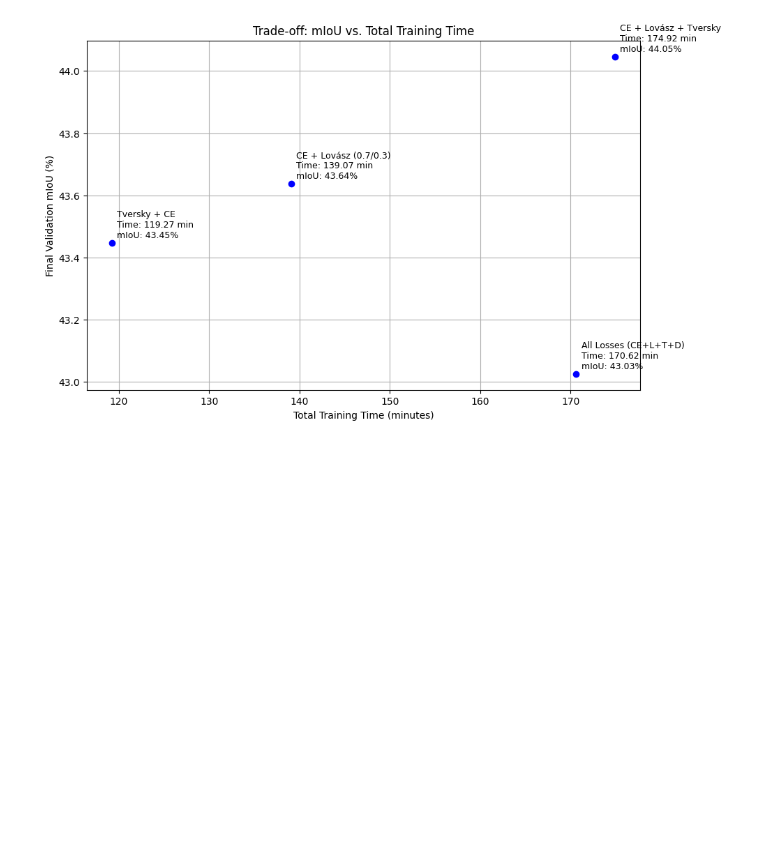
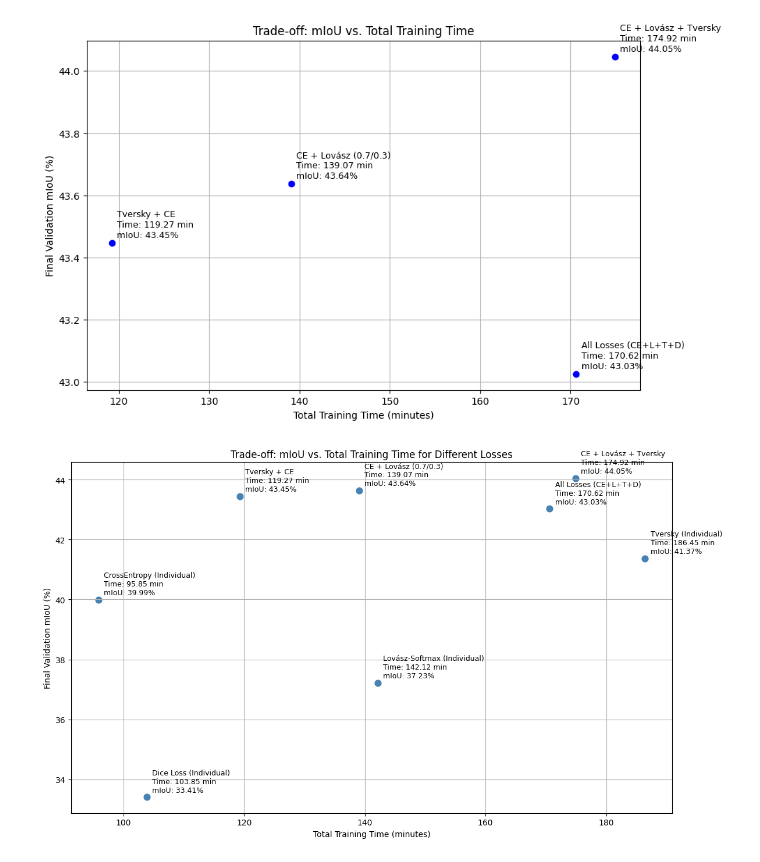
Before and after one commit to elisabettaroviera/MLDL-Project, a Jupyter notebook: read_me/EntropyVSmIou.ipynb, the cells around one changed output. Saved outputs shown, nothing was run; the diff lists cells and outputs as text; code cells hidden in the pictures; blank space fills up the shorter version.

Commit message:
more info on execution time

```diff
--- a/read_me/EntropyVSmIou.ipynb
+++ b/read_me/EntropyVSmIou.ipynb
@@ -370,3 +370,73 @@ plt.tight_layout()
 plt.show()
 # %% [output]
 [figure]
+# %%
+# Load the datasets for individual losses
+df_ce = pd.read_csv("wandb_export_2025-05-13T20_57_06.466+02_00.csv") # CrossEntropy
+df_lovasz = pd.read_csv("wandb_export_2025-05-13T20_56_59.133+02_00.csv") # Lovász
+df_tversky = pd.read_csv("wandb_export_2025-05-13T21_27_20.104+02_00.csv") # Tversky
+df_dice = pd.read_csv("wandb_export_2025-05-13T21_29_15.717+02_00.csv") # Dice
+
+# Load the datasets for loss combinations
+df_ce_lovasz = pd.read_csv("BiSeNet_lr_0.00625_0.7ce_0.3ls.csv") # CE + Lovász (0.7/0.3)
+df_all = pd.read_csv("BiSeNet_lr_0.00625_all.csv")         # All Losses (CE+L+T+D)
+df_ce_lovasz_tversky = pd.read_csv("BiSeNet_lr_0.00625_cr_lv_tv.csv") # CE + Lovász + Tversky
+df_tversky_ce = pd.read_csv("BiSeNet_lr_0.00625_Tversky_CrossEntropy.csv") # Tversky + CE
+
+
+# List to collect the results
+results = []
+
+def process_df(df, label):
+    # Drop rows with missing key data and sort by epoch to get latest values reliably
+    # Assumes 'Runtime' column exists and is cumulative or per-step/epoch runtime
+    df_clean = df.dropna(subset=['epoch', 'val_mIoU', 'Runtime']).sort_values(by='epoch')
+    if not df_clean.empty:
+        # Calculate total runtime by summing the 'Runtime' column
+        total_runtime_sec = df_clean['Runtime'].sum() # Total time in seconds (assuming sum is appropriate)
+        total_runtime_min = total_runtime_sec / 60     # Converted to minutes
+        final_miou = df_clean.iloc[-1]['val_mIoU']     # Final mIoU (from the last epoch)
+        results.append({'label': label, 'miou': final_miou, 'runtime': total_runtime_min})
+
+# Process data for multiple combinations
+process_df(df_ce_lovasz, 'CE + Lovász (0.7/0.3)')
+process_df(df_all, 'All Losses (CE+L+T+D)')
+process_df(df_ce_lovasz_tversky, 'CE + Lovász + Tversky')
+process_df(df_tversky_ce, 'Tversky + CE')
+
+# Process data for individual losses
+process_df(df_ce, 'CrossEntropy (Individual)') # Added '(Individual)' for clarity
+process_df(df_lovasz, 'Lovász-Softmax (Individual)') # Added '(Individual)' for clarity
+process_df(df_tversky, 'Tversky (Individual)') # Added '(Individual)' for clarity
+process_df(df_dice, 'Dice Loss (Individual)') # Added '(Individual)' for clarity
+
+# Data extraction for plotting
+runtimes = [r['runtime'] for r in results]
+mious = [r['miou'] for r in results]
+labels = [r['label'] for r in results]
+
+# --- Single Plot ---
+plt.figure(figsize=(12, 7))
+plt.scatter(runtimes, mious, color='steelblue', s=60) # s controls marker size
+
+# Define offsets for text placement relative to points
+offset_x = (max(runtimes) - min(runtimes)) * 0.01 if len(runtimes) > 1 else 0.5 # Handle case with single point
+offset_y = (max(mious) - min(mious)) * 0.01 if len(mious) > 1 else 0.05 # Handle case with single point
+
+# Add labels to each point
+for i, label in enumerate(labels):
+    plt.text(runtimes[i] + offset_x, mious[i] + offset_y,
+             f"{label}\nTime: {runtimes[i]:.2f} min\nmIoU: {mious[i]:.2f}%", # Formatted label including time and mIoU
+             fontsize=9, ha='left', va='bottom')
+
+# Set plot labels and title
+plt.xlabel('Total Training Time (minutes)') # Ensure the time unit is correct
+plt.ylabel('Final Validation mIoU (%)')
+plt.title('Trade-off: mIoU vs. Total Training Time for Different Losses')
+plt.grid(True) # Add grid for readability
+
+# Adjust layout and display plot
+plt.tight_layout()
+plt.show()
+# %% [output]
+[figure, added]
```
